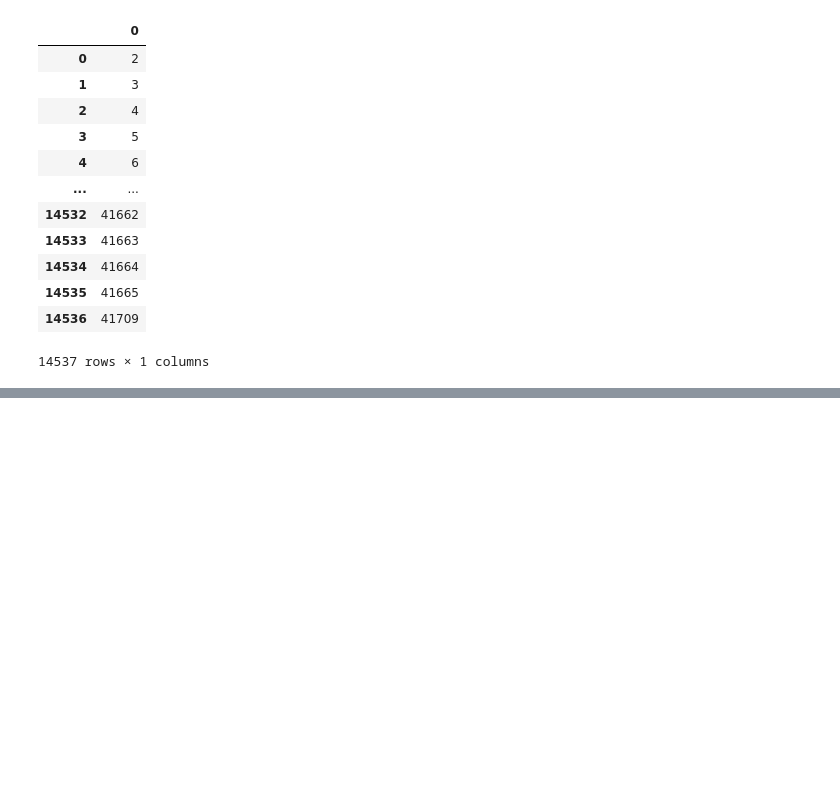
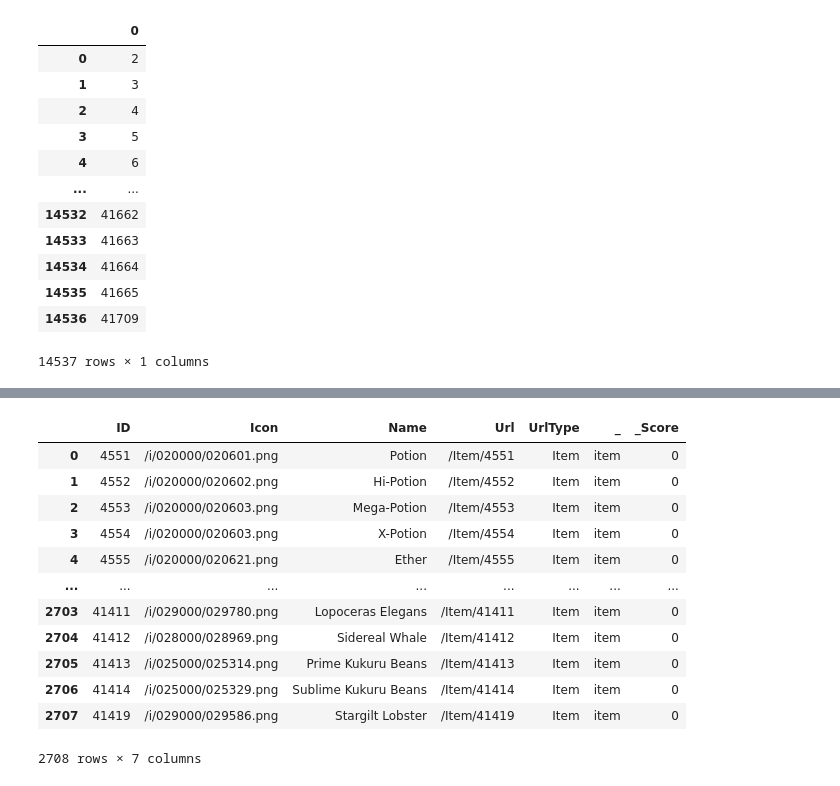
Before and after one commit to Hounder23/LHL-CAPSTONE, a Jupyter notebook: IPYNB NoteBooks/DataCollection.ipynb, the cells around one changed output, grey strips where cells are left out. Cells and saved outputs as stored; diff of their text form; code cells hidden in the pictures; blank space fills up the shorter version.

```diff
--- a/IPYNB NoteBooks/DataCollection.ipynb
+++ b/IPYNB NoteBooks/DataCollection.ipynb
@@ -277,3 +295,19 @@ marketable_df
 # save the data to a csv file
 # with this list of marketable items we can filter our consumables list to only include items that are marketable
 marketable_df.to_csv('..\\data\\marketable.csv', index=False)
+# %%
+consumables_df
+# %% [output]
+|  | ID | Icon | Name | Url | UrlType | _ | _Score |
+| 0 | 4551 | /i/020000/020601.png | Potion | /Item/4551 | Item | item | 0 |
+| 1 | 4552 | /i/020000/020602.png | Hi-Potion | /Item/4552 | Item | item | 0 |
+| 2 | 4553 | /i/020000/020603.png | Mega-Potion | /Item/4553 | Item | item | 0 |
+| 3 | 4554 | /i/020000/020603.png | X-Potion | /Item/4554 | Item | item | 0 |
+| 4 | 4555 | /i/020000/020621.png | Ether | /Item/4555 | Item | item | 0 |
+| ... | ... | ... | ... | ... | ... | ... | ... |
+| 2703 | 41411 | /i/029000/029780.png | Lopoceras Elegans | /Item/41411 | Item | item | 0 |
+| 2704 | 41412 | /i/028000/028969.png | Sidereal Whale | /Item/41412 | Item | item | 0 |
+| 2705 | 41413 | /i/025000/025314.png | Prime Kukuru Beans | /Item/41413 | Item | item | 0 |
+| 2706 | 41414 | /i/025000/025329.png | Sublime Kukuru Beans | /Item/41414 | Item | item | 0 |
+| 2707 | 41419 | /i/029000/029586.png | Stargilt Lobster | /Item/41419 | Item | item | 0 |
+2708 rows × 7 columns
```
Also changed, not shown: parts of 8 cells of this notebook.
